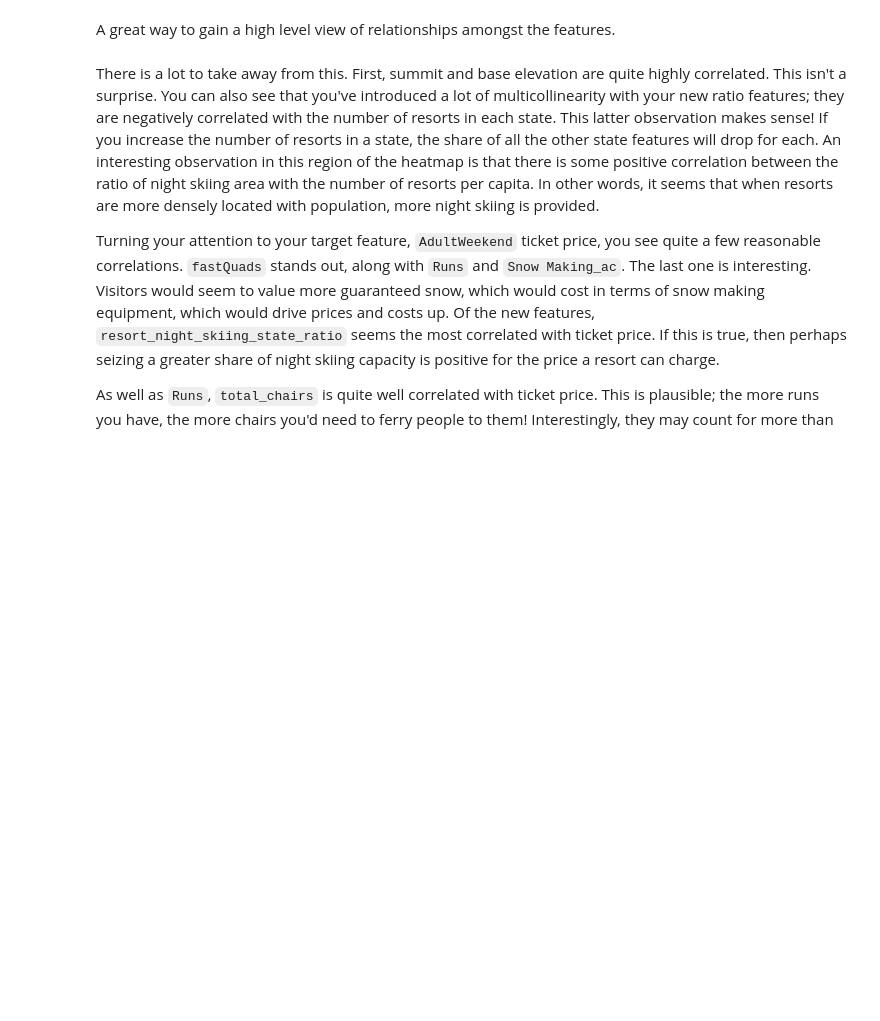
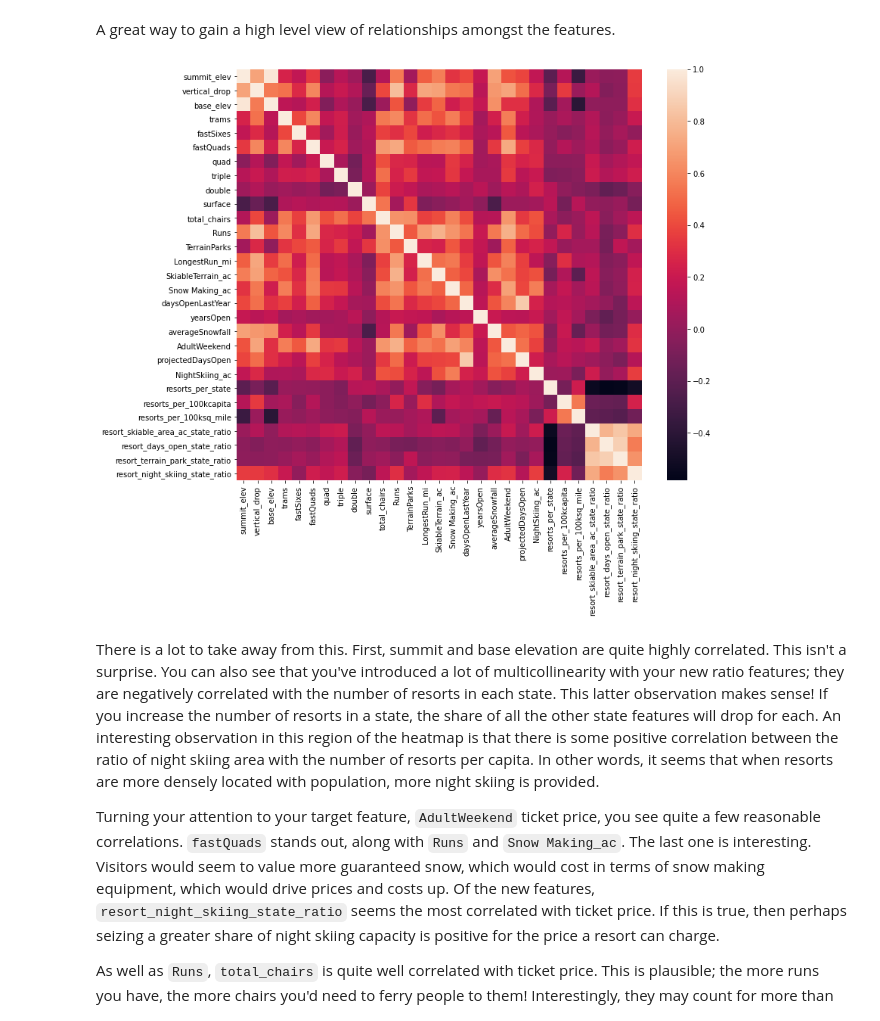
Before and after one commit to AaronCarney/DataScienceGuidedCapstone, a Jupyter notebook: Notebooks/03_exploratory_data_analysis.ipynb, the cells around one changed output. Drawn from its saved outputs; the diff is of its cells as text; code cells hidden in the pictures; blank space fills up the shorter version.

```diff
--- a/Notebooks/03_exploratory_data_analysis.ipynb
+++ b/Notebooks/03_exploratory_data_analysis.ipynb
@@ -732,11 +748,14 @@ Once you've derived these features to put each resort within the context of its
 # %%
 ski_data['resort_skiable_area_ac_state_ratio'] = ski_data.SkiableTerrain_ac / ski_data.state_total_skiable_area_ac
 ski_data['resort_days_open_state_ratio'] = ski_data.daysOpenLastYear / ski_data.state_total_days_open
-ski_data['resort_terrain_park_state_ratio'] = ski_data.TerrainParks / ski_data.state_total_terrain_parks
+ski_data['resort_terrain_park_state_ratio'] = ski_data.TerrainParks / ski_data.state_total_terrainparks
 ski_data['resort_night_skiing_state_ratio'] = ski_data.NightSkiing_ac / ski_data.state_total_nightskiing_ac
 
 ski_data.drop(columns=['state_total_skiable_area_ac', 'state_total_days_open',
-                       'state_total_terrain_parks', 'state_total_nightskiing_ac'], inplace=True)
+                       'state_total_terrainparks', 'state_total_nightskiing_ac'], inplace=True)
+
+## state_total_terrainparks is the correct version, either someone is making tons of mistakes or this is
+## supposed to teach us something?
 # %% [markdown]
 #### 3.5.5.2 Feature correlation heatmap<a id='3.5.5.2_Feature_correlation_heatmap'></a>
 # %% [markdown]
@@ -744,9 +763,11 @@ A great way to gain a high level view of relationships amongst the features.
 # %%
 #Code task 12#
 #Show a seaborn heatmap of correlations in ski_data
 #Hint: call pandas' `corr()` method on `ski_data` and pass that into `sns.heatmap`
 plt.subplots(figsize=(12,10))
-sns.___(ski_data.___);
+sns.heatmap(ski_data.corr());
+# %% [output]
+[figure, added]
 # %% [markdown]
 There is a lot to take away from this. First, summit and base elevation are quite highly correlated. This isn't a surprise. You can also see that you've introduced a lot of multicollinearity with your new ratio features; they are negatively correlated with the number of resorts in each state. This latter observation makes sense! If you increase the number of resorts in a state, the share of all the other state features will drop for each. An interesting observation in this region of the heatmap is that there is some positive correlation between the ratio of night skiing area with the number of resorts per capita. In other words, it seems that when resorts are more densely located with population, more night skiing is provided.
 
```
Also changed, not shown: parts of 12 cells of this notebook.
